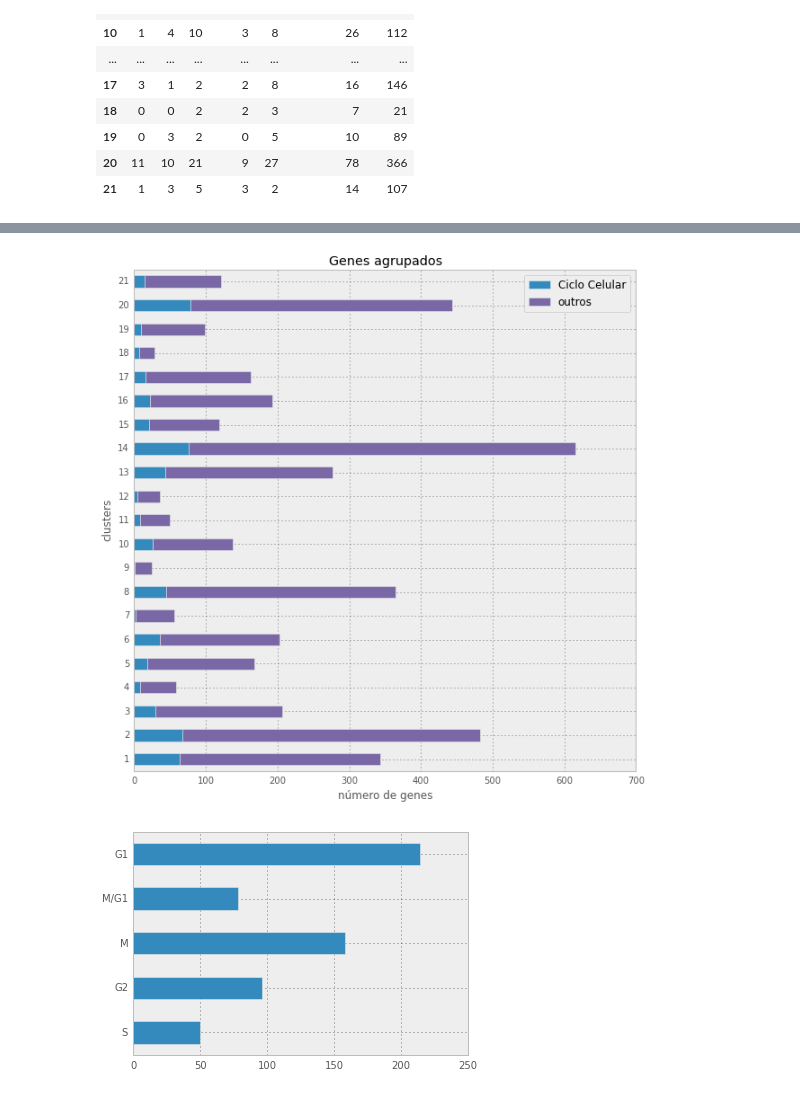
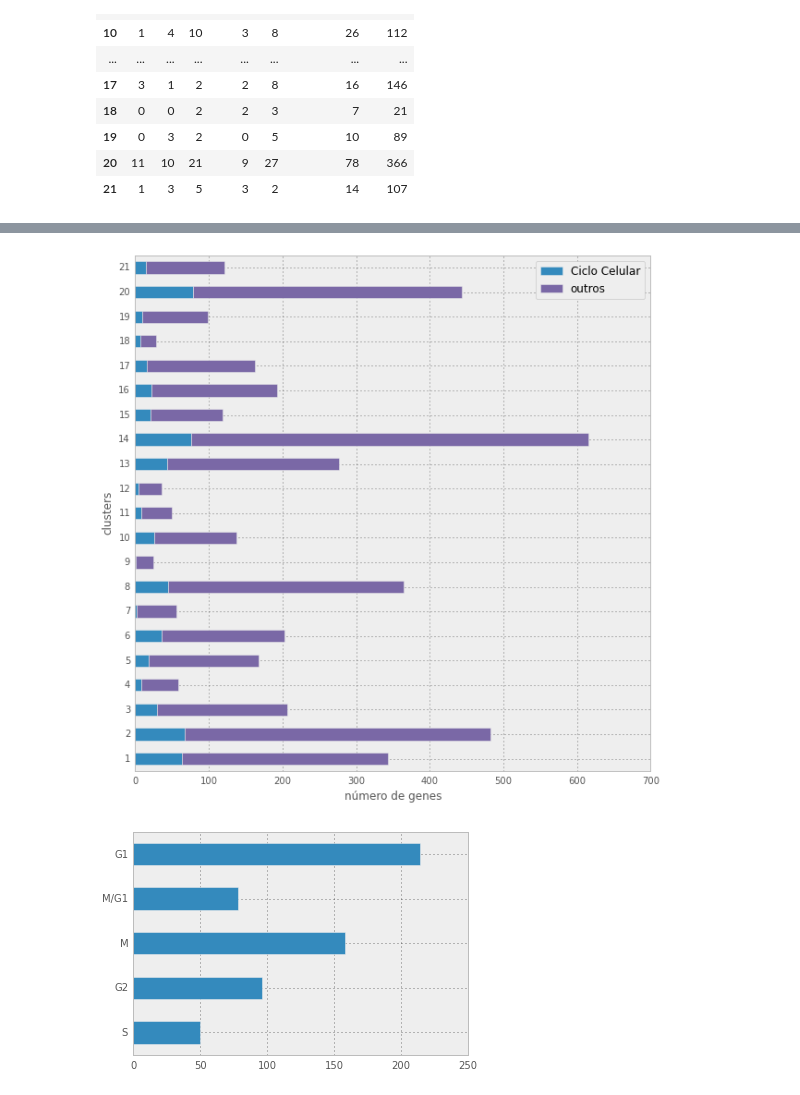
Before and after one commit to bruno-fs/rec_padroes, a Jupyter notebook: ep3/ep3.ipynb, the cells around one changed output, grey strips where cells are left out. Cells and saved outputs as stored; diff of their text form; code cells hidden in the pictures.

```diff
--- a/ep3/ep3.ipynb
+++ b/ep3/ep3.ipynb
@@ -415,11 +415,11 @@ plt.show()
 # %%
 fig = conta_cluster.iloc[:,-2:].plot(kind='barh', stacked=True, figsize=(10,10))
-fig.set_title('Genes agrupados')
+#fig.set_title('Genes agrupados')
 fig.set_xlabel('número de genes')
 fig.set_ylabel('clusters')
 plt.show()
 # %% [output]
-[figure, old version]
+[figure, new version]
 # %%
 fig = conta_cluster.iloc[:,:-2].apply(lambda x: sum(x)).plot(kind='barh')
 plt.show()
```
Also changed, not shown: parts of 3 cells of this notebook.
